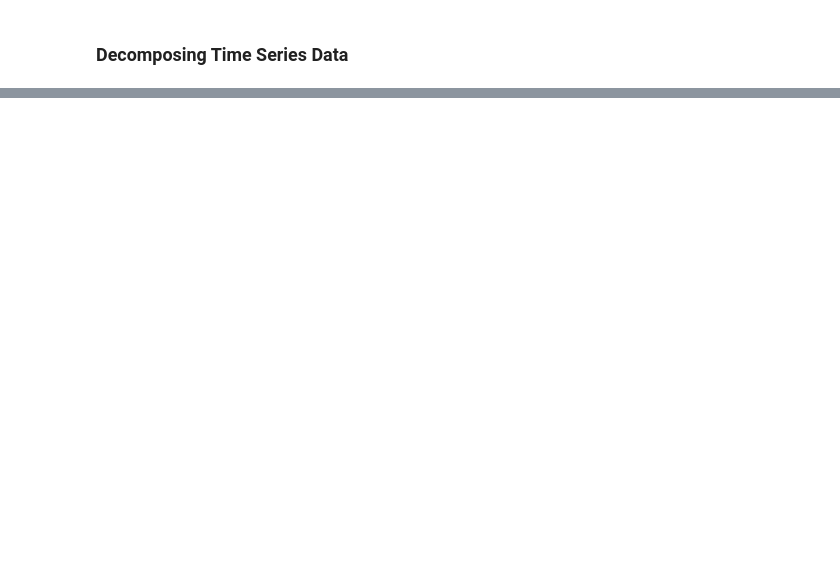
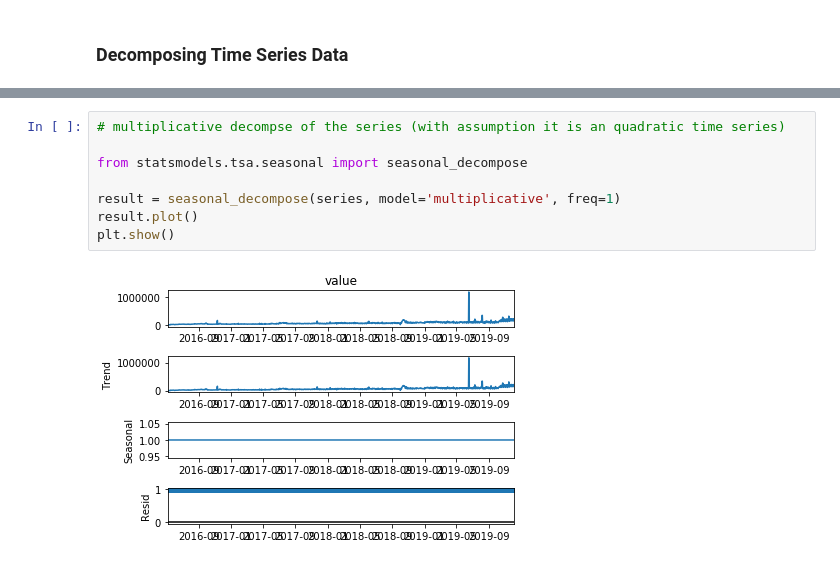
Before and after one commit to ayosamobitade/Time-Series-Analytic-Projects, a Jupyter notebook: forum pageviews/forum pageview.ipynb, the cells around one changed output, grey strips where cells are left out. Cells and saved outputs as stored; diff of their text form; blank space fills up the shorter version.

Commit message:
time series analysis

```diff
--- a/forum pageviews/forum pageview.ipynb
+++ b/forum pageviews/forum pageview.ipynb
@@ -611,0 +495,10 @@ plt.show()
+# %%
+# multiplicative decompse of the series (with assumption it is an quadratic time series)
+
+from statsmodels.tsa.seasonal import seasonal_decompose
+
+result = seasonal_decompose(series, model='multiplicative', freq=1)
+result.plot()
+plt.show()
+# %% [output]
+[figure, added]
```
Also changed, not shown: parts of 20 cells of this notebook.
